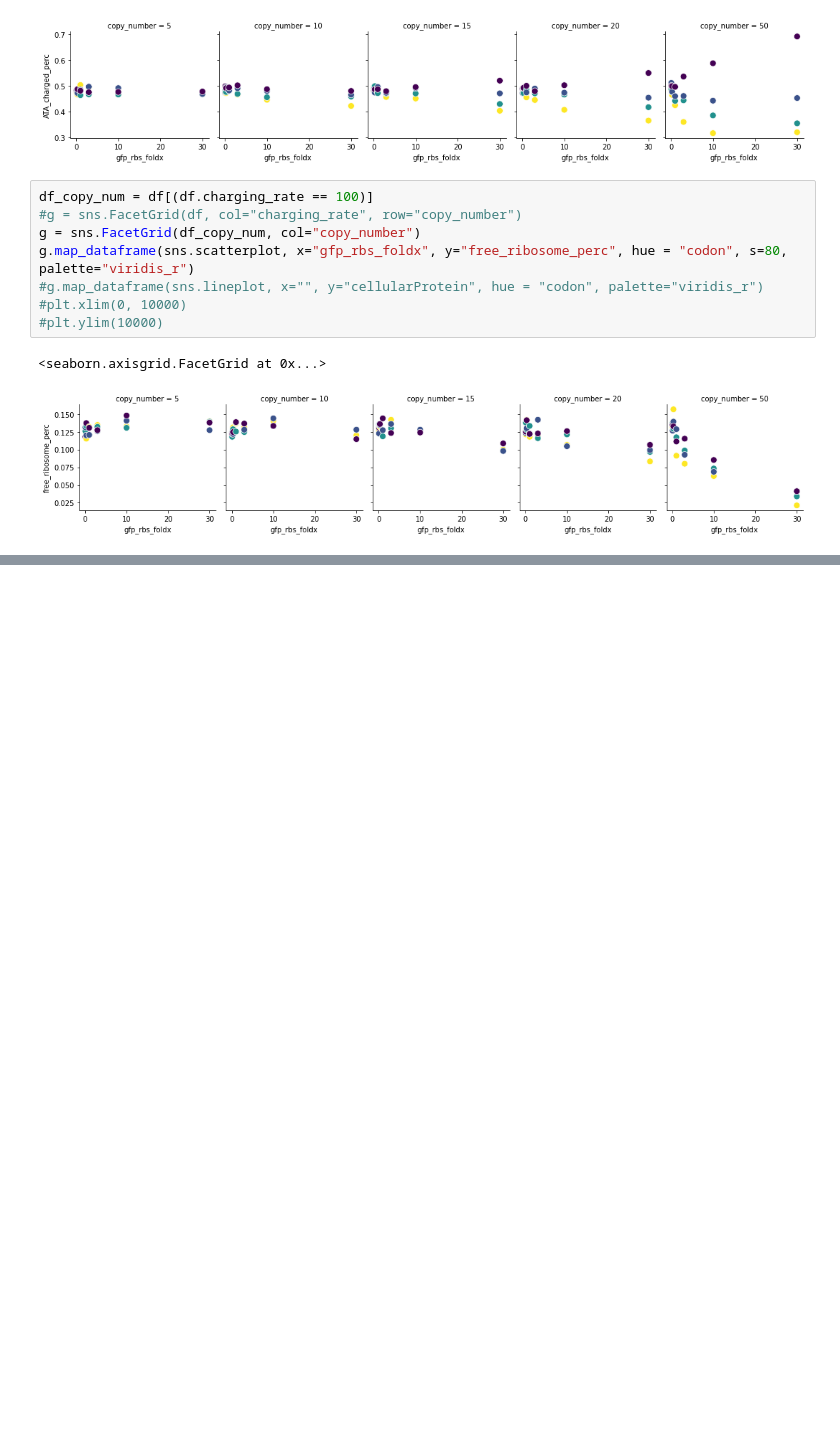
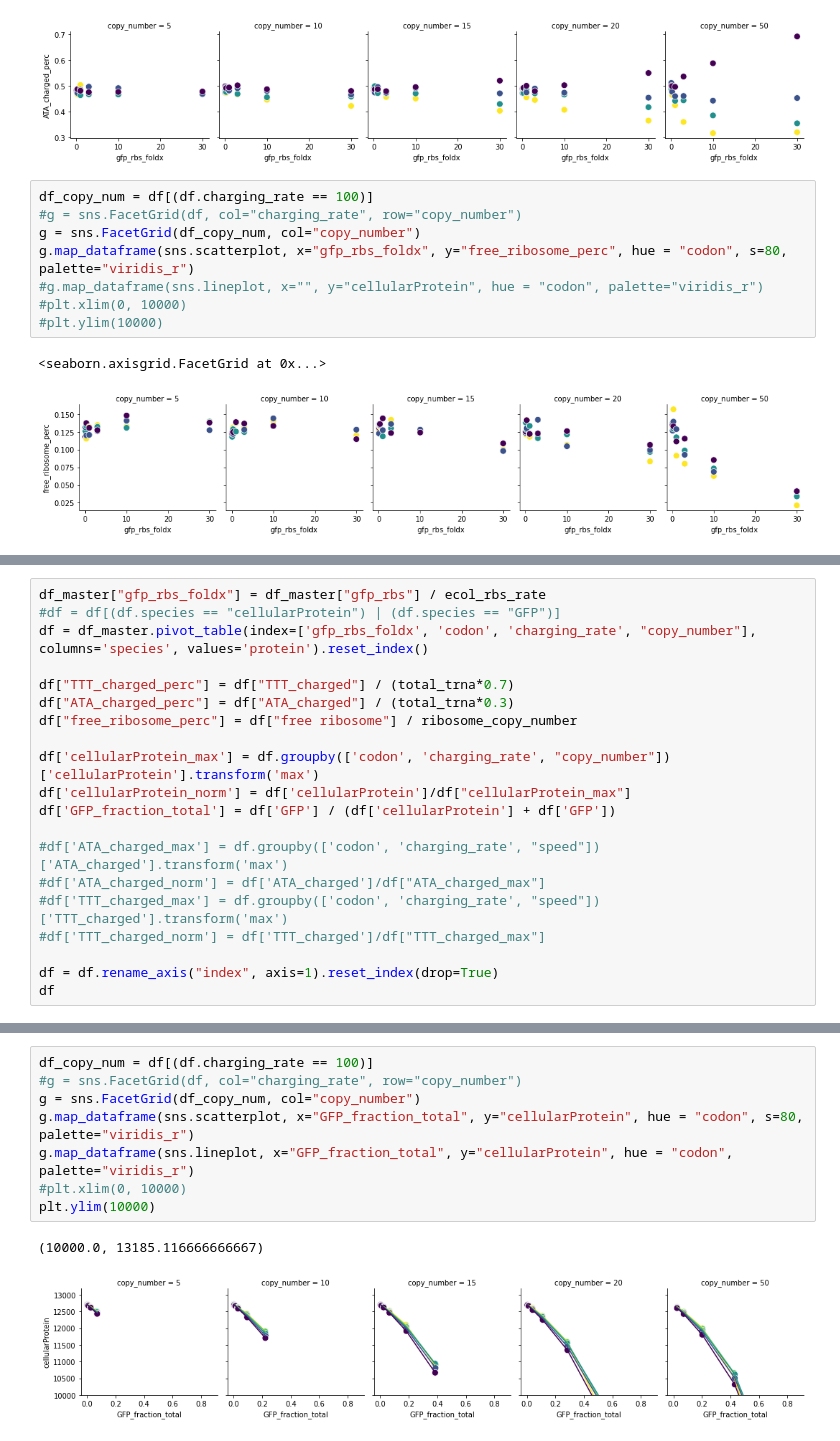
Before and after one commit to alexismhill3/tRNA-dynamics, a Jupyter notebook: notebooks/gfp_experiment_transgene_ratio.ipynb, the cells around one changed output, grey strips where cells are left out. Saved outputs shown, nothing was run; the diff lists cells and outputs as text; blank space fills up the shorter version.

```diff
--- a/notebooks/gfp_experiment_transgene_ratio.ipynb
+++ b/notebooks/gfp_experiment_transgene_ratio.ipynb
@@ -251,0 +337,20 @@ g.map_dataframe(sns.scatterplot, x="gfp_rbs_foldx", y="free_ribosome_perc", hue
+# %%
+df_master["gfp_rbs_foldx"] = df_master["gfp_rbs"] / ecol_rbs_rate
+#df = df[(df.species == "cellularProtein") | (df.species == "GFP")]
+df = df_master.pivot_table(index=['gfp_rbs_foldx', 'codon', 'charging_rate', "copy_number"], columns='species', values='protein').reset_index()
+
+df["TTT_charged_perc"] = df["TTT_charged"] / (total_trna*0.7)
+df["ATA_charged_perc"] = df["ATA_charged"] / (total_trna*0.3)
+df["free_ribosome_perc"] = df["free ribosome"] / ribosome_copy_number
+
+df['cellularProtein_max'] = df.groupby(['codon', 'charging_rate', "copy_number"])['cellularProtein'].transform('max')
+df['cellularProtein_norm'] = df['cellularProtein']/df["cellularProtein_max"]
+df['GFP_fraction_total'] = df['GFP'] / (df['cellularProtein'] + df['GFP'])
+
+#df['ATA_charged_max'] = df.groupby(['codon', 'charging_rate', "speed"])['ATA_charged'].transform('max')
+#df['ATA_charged_norm'] = df['ATA_charged']/df["ATA_charged_max"]
+#df['TTT_charged_max'] = df.groupby(['codon', 'charging_rate', "speed"])['TTT_charged'].transform('max')
+#df['TTT_charged_norm'] = df['TTT_charged']/df["TTT_charged_max"]
+
+df = df.rename_axis("index", axis=1).reset_index(drop=True)
+df
@@ -251,0 +371,11 @@ g.map_dataframe(sns.scatterplot, x="gfp_rbs_foldx", y="free_ribosome_perc", hue
+# %%
+df_copy_num = df[(df.charging_rate == 100)]
+#g = sns.FacetGrid(df, col="charging_rate", row="copy_number")
+g = sns.FacetGrid(df_copy_num, col="copy_number")
+g.map_dataframe(sns.scatterplot, x="GFP_fraction_total", y="cellularProtein", hue = "codon", s=80, palette="viridis_r")
+g.map_dataframe(sns.lineplot, x="GFP_fraction_total", y="cellularProtein", hue = "codon", palette="viridis_r")
+#plt.xlim(0, 10000)
+plt.ylim(10000)
+# %% [output]
+(10000.0, 13185.116666666667)
+[figure, added]
```
Also changed, not shown: parts of 15 cells of this notebook, 28 other files.
